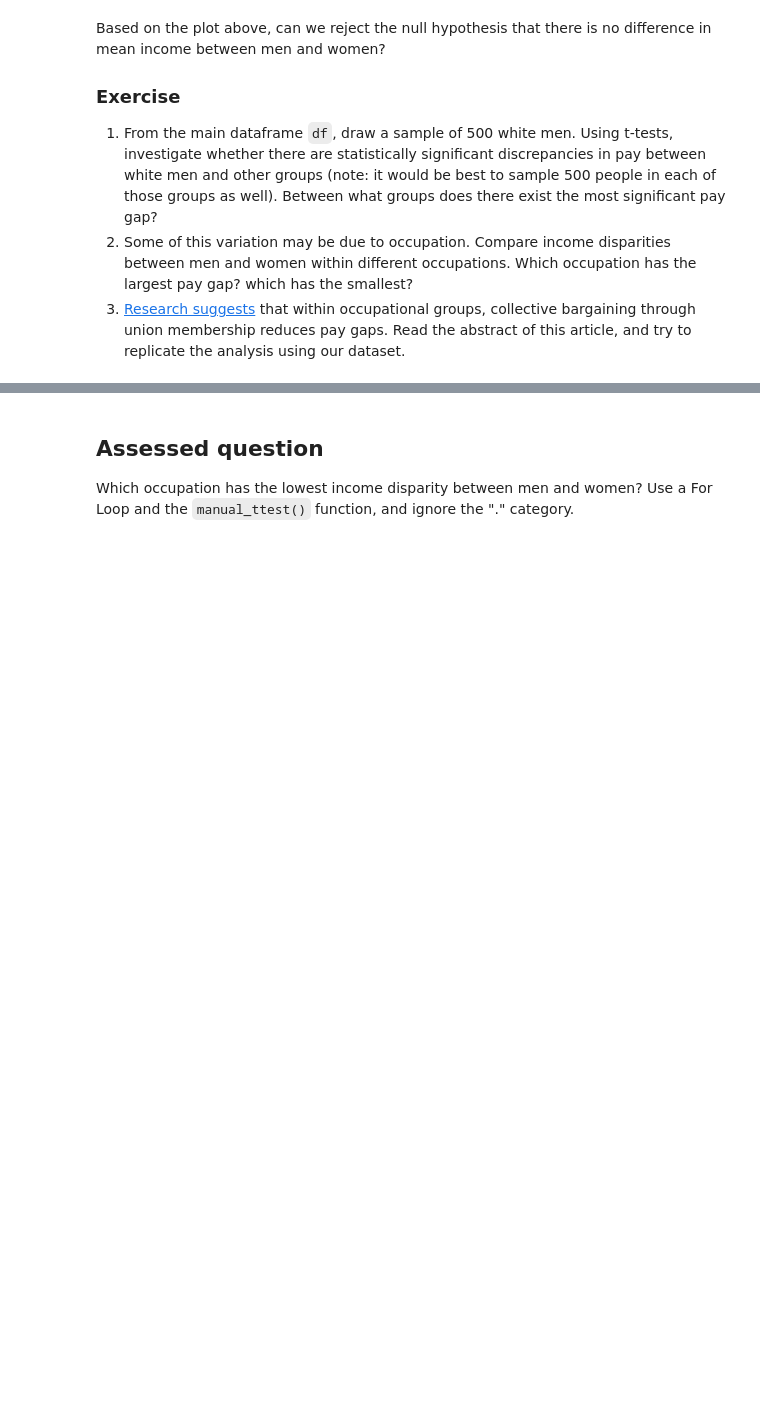
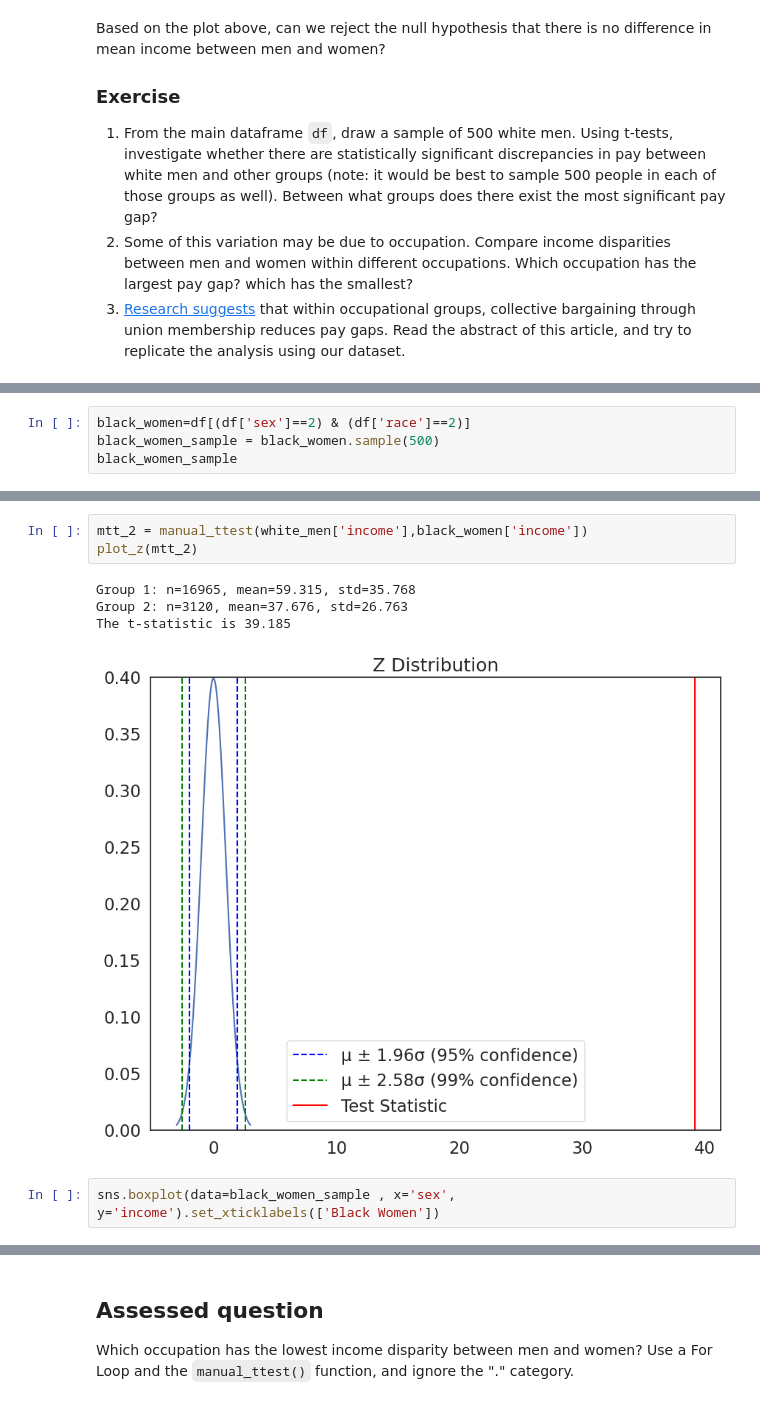
Before and after one commit to rebeccarlredmayne-cmd/QM2, a Jupyter notebook: NEW_W06_Hypothesis_Testing.ipynb, the cells around one changed output, grey strips where cells are left out. Cells and saved outputs as stored; diff of their text form; blank space fills up the shorter version.

```diff
--- a/NEW_W06_Hypothesis_Testing.ipynb
+++ b/NEW_W06_Hypothesis_Testing.ipynb
@@ -314,0 +333,4 @@ white_men_sample
+# %%
+black_women=df[(df['sex']==2) & (df['race']==2)]
+black_women_sample = black_women.sample(500)
+black_women_sample
@@ -314,0 +359,10 @@ white_men_sample
+# %%
+mtt_2 = manual_ttest(white_men['income'],black_women['income'])
+plot_z(mtt_2)
+# %% [output]
+Group 1: n=16965, mean=59.315, std=35.768
+Group 2: n=3120, mean=37.676, std=26.763
+The t-statistic is 39.185
+[figure, added]
+# %%
+sns.boxplot(data=black_women_sample , x='sex', y='income').set_xticklabels(['Black Women'])
```
Also changed, not shown: parts of 16 cells of this notebook.
